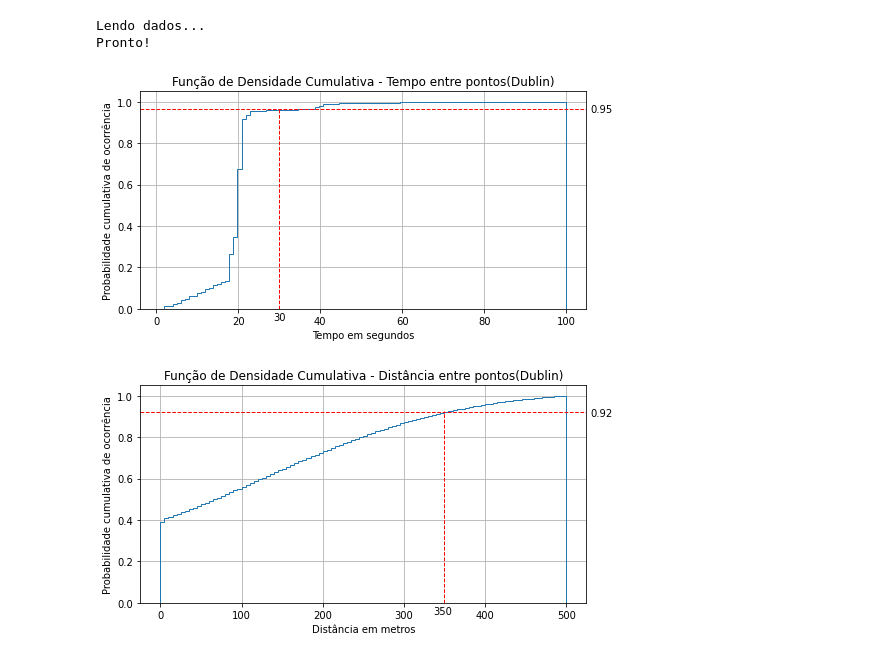
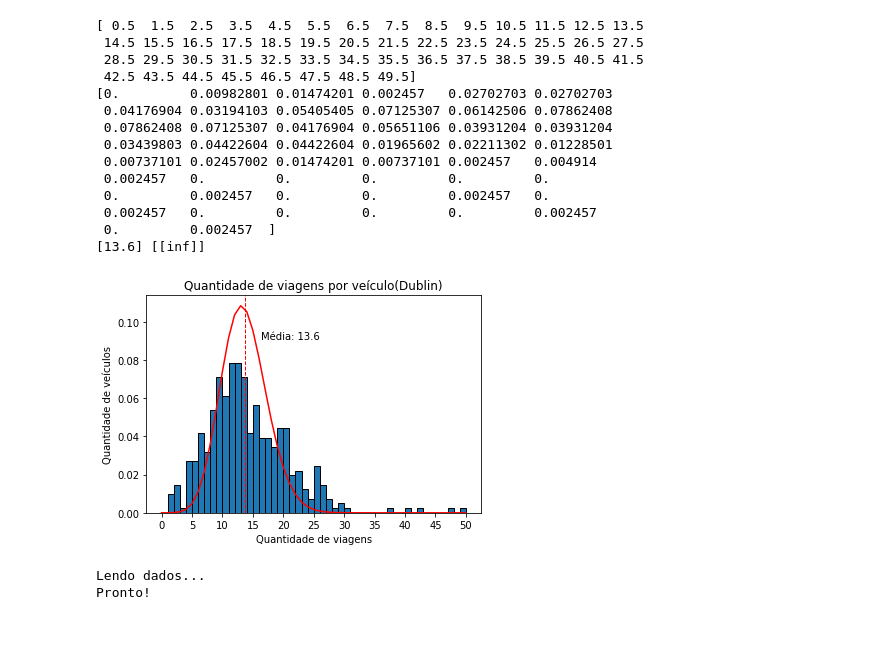
Before and after one commit to TulioNPL/Pesquisa, a Jupyter notebook: jupyter/main.ipynb, the cells around one changed output. Drawn from its saved outputs; the diff is of its cells as text; code cells hidden in the pictures; blank space fills up the shorter version.

```diff
--- a/jupyter/main.ipynb
+++ b/jupyter/main.ipynb
@@ -582,31 +616,62 @@ def qtdViagens():
 qtdViagens = qtdViagens()
 # %%
 ### Plota a quatidade de viagens por veículo
+from scipy.stats import poisson
+from scipy.optimize import curve_fit
+
+def fit_function(k, lamb):
+    '''poisson function, parameter lamb is the fit parameter'''
+    return poisson.pmf(k, lamb)
 
 fig, ax = plt.subplots()
 # axIns = ax.inset_axes([0.39, 0.39, 0.6, 0.6])
 
 index = np.arange(0,51,5)
 index = [int(i) for i in index]
 
 ax.set_xticks(index)
+bins = np.arange(0,51)
+entries, bin_edges, patches = plt.hist(qtdViagens, bins=bins, edgecolor='black',density = True,align='mid')
+bin_middles = 0.5 * (bin_edges[1:] + bin_edges[:-1])
+print(bin_middles)
+print(entries)
 
-plt.hist(qtdViagens, bins=range(0,51,5), edgecolor='black',align='mid')
-# axIns.hist(tempoPontos100S, bins=range(0,81,10), edgecolor='black',align='mid')
+popt, pcov = curve_fit(fit_function, bin_middles, entries,[13.6])
+print(popt,pcov)
+
+x_plot = np.arange(0,51)
+y_plot = fit_function(x_plot,*popt)
+
+plt.plot(x_plot,y_plot, '-', color='red')
 
 #plota linha com média
 plt.axvline(np.mean(qtdViagens), color='red', linestyle='dashed', linewidth=1)
 min_ylim, max_ylim = plt.ylim()
 plt.text(np.mean(qtdViagens)*1.2, max_ylim*0.8, 'Média: {:.1f}'.format(np.mean(qtdViagens)))
 
-# axIns.set_title("Até 80\'\'",x=0.7,y=0.8)
 plt.title('Quantidade de viagens por veículo(Dublin)')
 plt.xlabel('Quantidade de viagens')
 plt.ylabel('Quantidade de veículos')
 
 plt.savefig(path+"/img/qtdViagens_Dublin.png", dpi=300, transparent=False,
             facecolor='white')
 plt.show()
+# %% [output]
+[ 0.5  1.5  2.5  3.5  4.5  5.5  6.5  7.5  8.5  9.5 10.5 11.5 12.5 13.5
+ 14.5 15.5 16.5 17.5 18.5 19.5 20.5 21.5 22.5 23.5 24.5 25.5 26.5 27.5
+ 28.5 29.5 30.5 31.5 32.5 33.5 34.5 35.5 36.5 37.5 38.5 39.5 40.5 41.5
+ 42.5 43.5 44.5 45.5 46.5 47.5 48.5 49.5]
+[0.         0.00982801 0.01474201 0.002457   0.02702703 0.02702703
+ 0.04176904 0.03194103 0.05405405 0.07125307 0.06142506 0.07862408
+ 0.07862408 0.07125307 0.04176904 0.05651106 0.03931204 0.03931204
+ 0.03439803 0.04422604 0.04422604 0.01965602 0.02211302 0.01228501
+ 0.00737101 0.02457002 0.01474201 0.00737101 0.002457   0.004914
+ 0.002457   0.         0.         0.         0.         0.
+ 0.         0.002457   0.         0.         0.002457   0.
+ 0.002457   0.         0.         0.         0.         0.002457
+ 0.         0.002457  ]
+[13.6] [[inf]]
+[figure, added]
 # %%
 def dublinTempoEntrePontos():
     tempoPontos = []
@@ -1318,8 +1383,6 @@ def cdfTempo():
     # plt.savefig(path+'/img/cdfTempo_Dublin.png',dpi=100, transparent=False, facecolor='white')
     plt.show()
 cdfTempo()
-# %% [output]
-[figure, removed]
 # %%
 def cdfDistancia():
     """Função que plota uma cdf com os dados de distancia entre pontos de todos veículos"""
@@ -1373,8 +1436,6 @@ def cdfDistancia():
     # plt.savefig(path+'/img/cdfDistancia_Dublin.png',dpi=100, transparent=False, facecolor='white')
     plt.show()
 cdfDistancia()
-# %% [output]
-[figure, removed]
 # %%
 def trajPorVeic():
     """Função para calcular e plotar um histograma da quantidade
```
Also changed, not shown: parts of 4 cells of this notebook, 5 other files.
